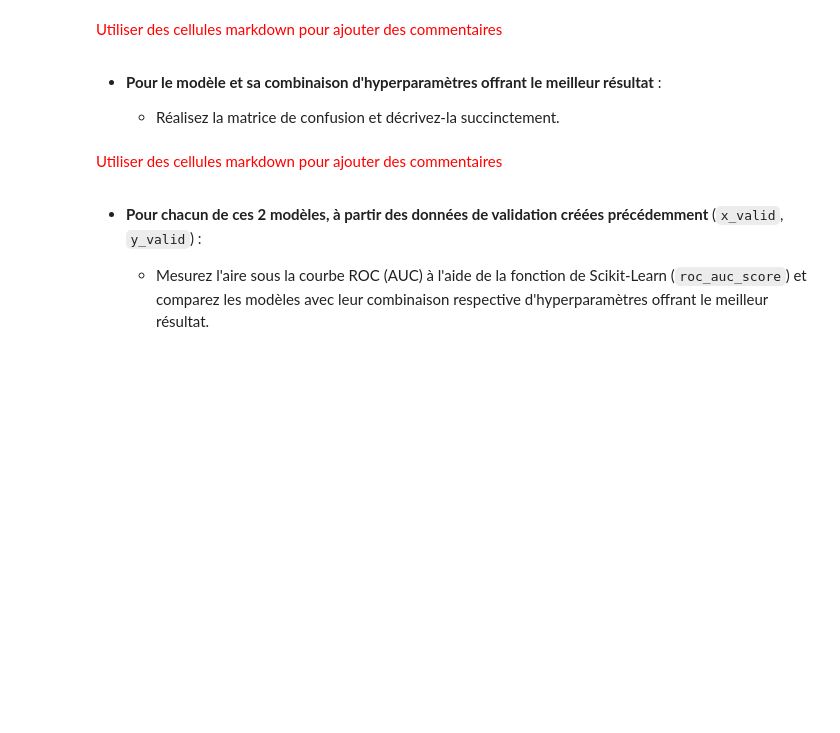
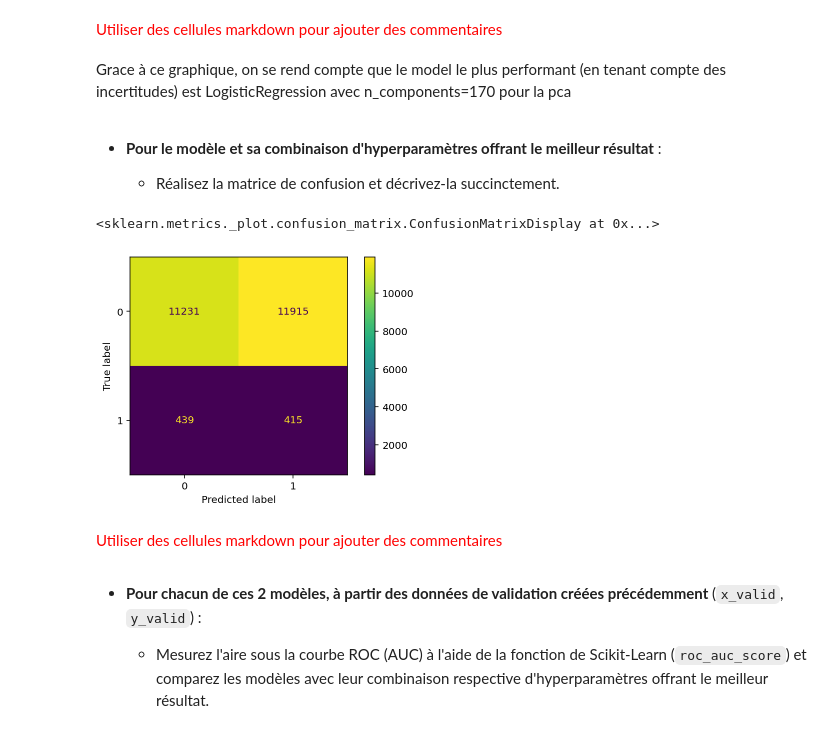
Before and after one commit to AlexisDel/Projet-ISD2, a Jupyter notebook: Projet.ipynb, the cells around one changed output. Cells and saved outputs as stored; diff of their text form; code cells hidden in the pictures; blank space fills up the shorter version.

```diff
--- a/Projet.ipynb
+++ b/Projet.ipynb
@@ -881,10 +1051,24 @@ plt.show
 <span style="color:red">
     Utiliser des cellules markdown pour ajouter des commentaires
 </span>
+# %% [markdown]
+Grace à ce graphique, on se rend compte que le model le plus performant (en tenant compte des incertitudes) est LogisticRegression avec n_components=170 pour la pca
 # %% [markdown]
 * **Pour le modèle et sa combinaison d'hyperparamètres offrant le meilleur résultat** :
 
     * Réalisez la matrice de confusion et décrivez-la succinctement.
+# %%
+#Logistic regression
+clf = results[0][0]
+#X_test pour Logistic regression avec n_components=170 (pca)
+X_valid = results[0][1][4][1][1]
+
+from sklearn.metrics import plot_confusion_matrix
+
+plot_confusion_matrix(clf, X_valid, y_valid)
+# %% [output]
+<sklearn.metrics._plot.confusion_matrix.ConfusionMatrixDisplay at 0x...>
+[figure, added]
 # %% [markdown]
 <span style="color:red">
     Utiliser des cellules markdown pour ajouter des commentaires
```
Also changed, not shown: parts of 43 cells of this notebook.
